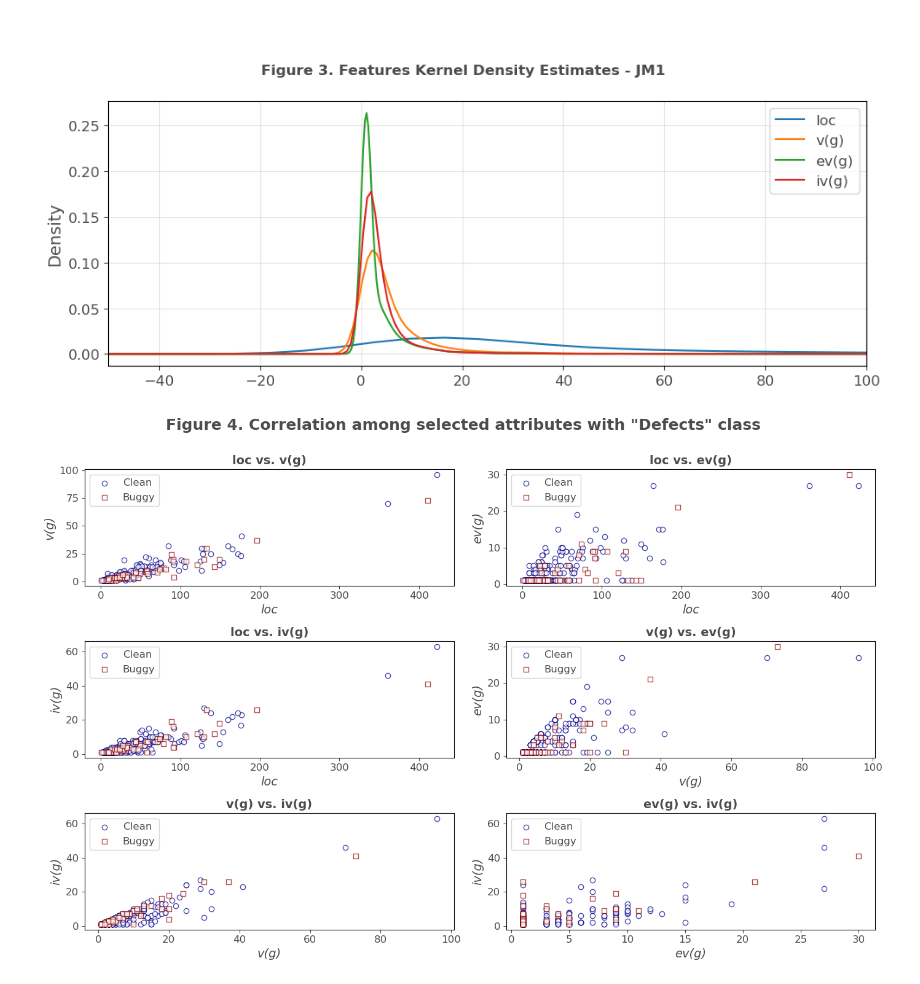
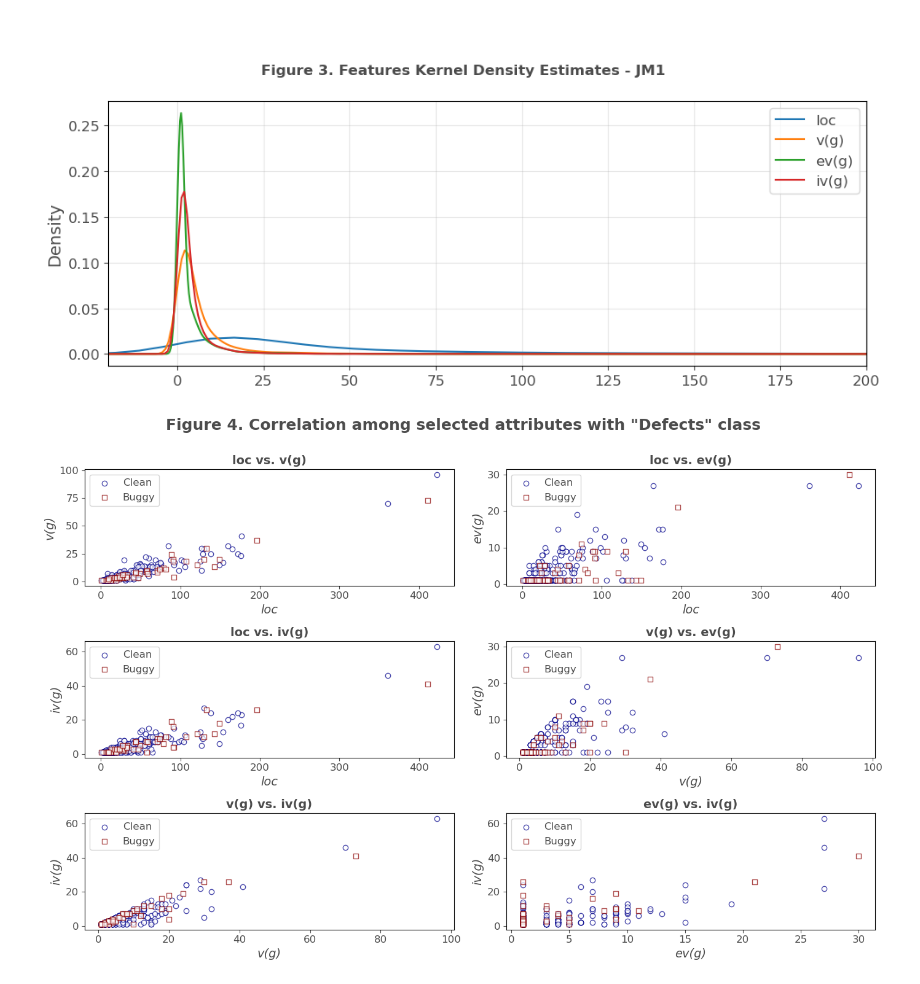
Before and after one commit to zurlog/MLDS_PR104, a Jupyter notebook: scripts/pr104.ipynb, the cells around one changed output. Saved outputs shown, nothing was run; the diff lists cells and outputs as text; code cells hidden in the pictures.

```diff
--- a/scripts/pr104.ipynb
+++ b/scripts/pr104.ipynb
@@ -257,27 +257,27 @@ memory usage: 212.7 KB
 # %%
 # Clear any previous output
 clear_output()
 
 # Plot the kernel density estimate for jm1_mc
 jm1_mc.drop('defects', axis=1).plot.kde(figsize=(10,4))
 
 # Set the x-axis limits
-plt.xlim((-50, 100))
+plt.xlim((-20, 200))
 
 # Add gridlines with low alpha value to make them slightly transparent
 plt.grid(alpha=0.3)
 
 # Add a title to the plot
 plt.suptitle('Figure 3. Features Kernel Density Estimates - JM1',
                fontsize=12, fontweight='bold')
 
 # Save the figure to a file
 save_fig('KDE_plot')
 
 # Display the plot
 plt.show()
 # %% [output]
-[figure, old version]
+[figure, new version]
 # %%
 # Clear any previous output
 clear_output()
```
Also changed, not shown: parts of 14 cells of this notebook, 6 other files.
